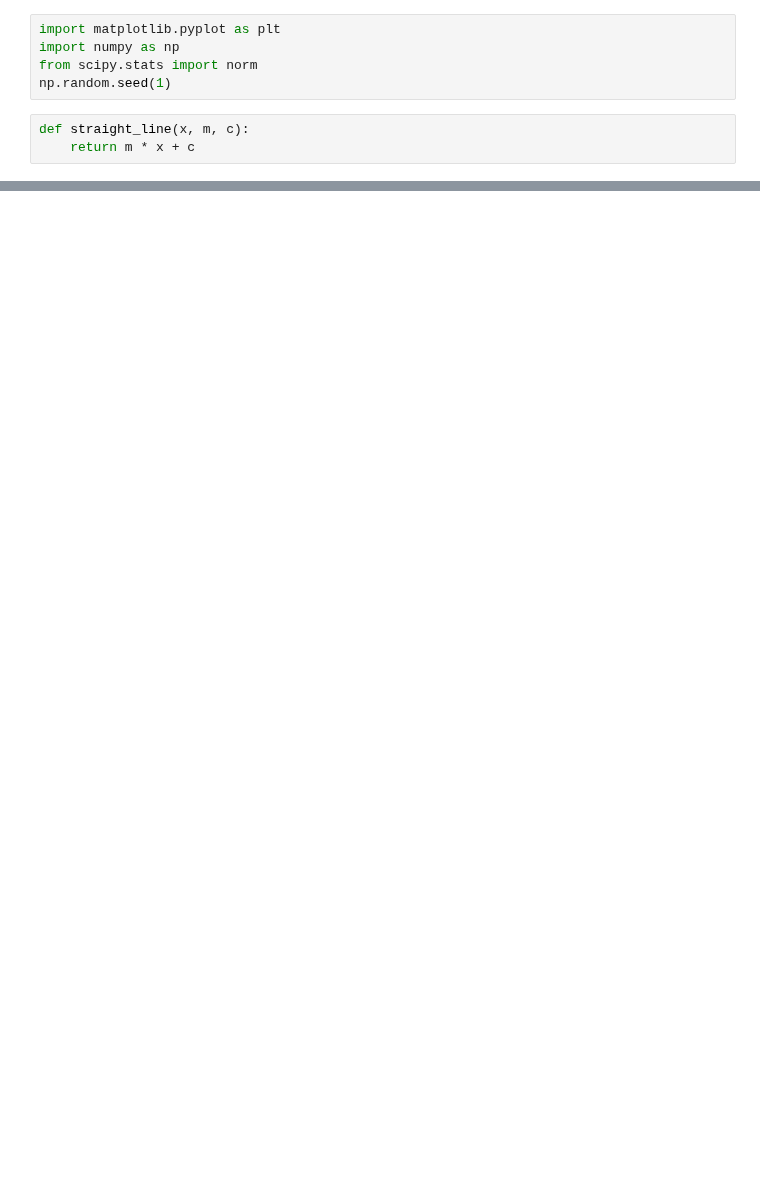
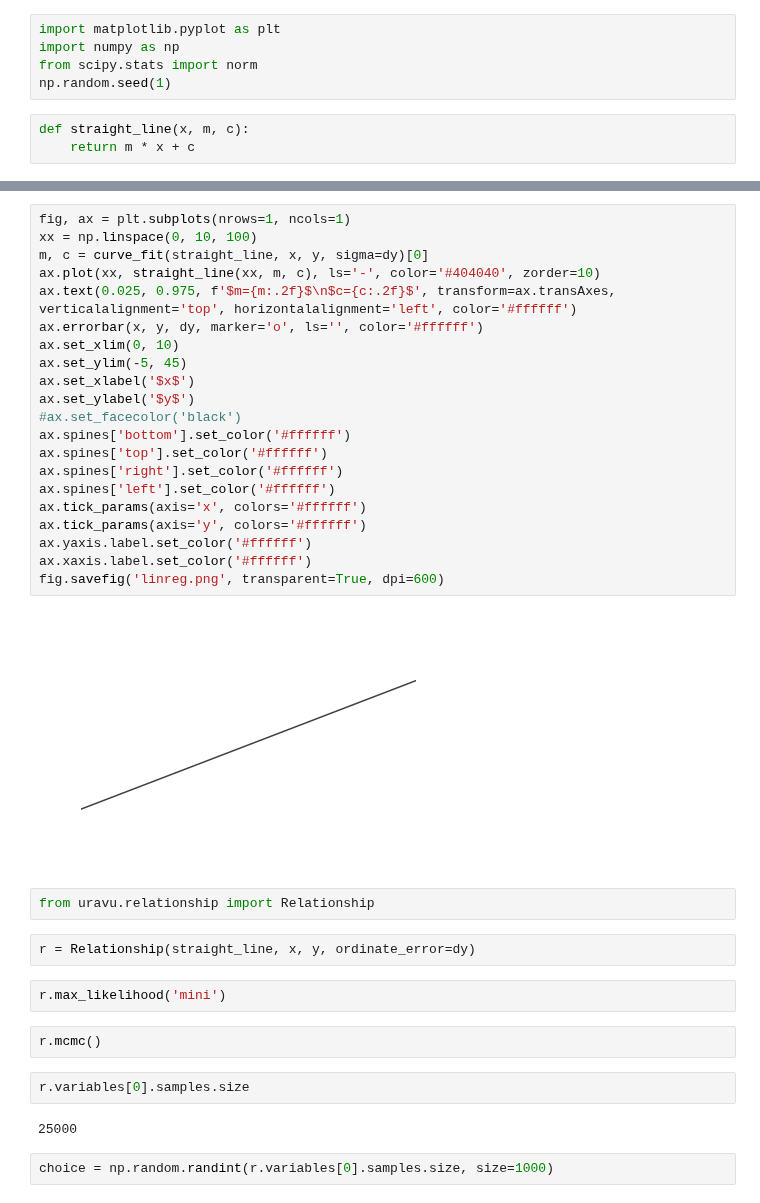
Before and after one commit to arm61/arm61.github.io, a Jupyter notebook: talks/dram_entertain/Untitled.ipynb, the cells around one changed output, grey strips where cells are left out. Saved outputs shown, nothing was run; the diff lists cells and outputs as text; blank space fills up the shorter version.

```diff
--- a/talks/dram_entertain/Untitled.ipynb
+++ b/talks/dram_entertain/Untitled.ipynb
@@ -25,0 +44,37 @@ fig.savefig('xy.png')
+# %%
+fig, ax = plt.subplots(nrows=1, ncols=1)
+xx = np.linspace(0, 10, 100)
+m, c = curve_fit(straight_line, x, y, sigma=dy)[0]
+ax.plot(xx, straight_line(xx, m, c), ls='-', color='#404040', zorder=10)
+ax.text(0.025, 0.975, f'$m={m:.2f}$\n$c={c:.2f}$', transform=ax.transAxes, verticalalignment='top', horizontalalignment='left', color='#ffffff')
+ax.errorbar(x, y, dy, marker='o', ls='', color='#ffffff')
+ax.set_xlim(0, 10)
+ax.set_ylim(-5, 45)
+ax.set_xlabel('$x$')
+ax.set_ylabel('$y$')
+#ax.set_facecolor('black')
+ax.spines['bottom'].set_color('#ffffff')
+ax.spines['top'].set_color('#ffffff')
+ax.spines['right'].set_color('#ffffff')
+ax.spines['left'].set_color('#ffffff')
+ax.tick_params(axis='x', colors='#ffffff')
+ax.tick_params(axis='y', colors='#ffffff')
+ax.yaxis.label.set_color('#ffffff')
+ax.xaxis.label.set_color('#ffffff')
+fig.savefig('linreg.png', transparent=True, dpi=600)
+# %% [output]
+[figure, added]
+# %%
+from uravu.relationship import Relationship
+# %%
+r = Relationship(straight_line, x, y, ordinate_error=dy)
+# %%
+r.max_likelihood('mini')
+# %%
+r.mcmc()
+# %%
+r.variables[0].samples.size
+# %% [output]
+25000
+# %%
+choice = np.random.randint(r.variables[0].samples.size, size=1000)
```
Also changed, not shown: parts of 46 cells of this notebook, 21 other files.
